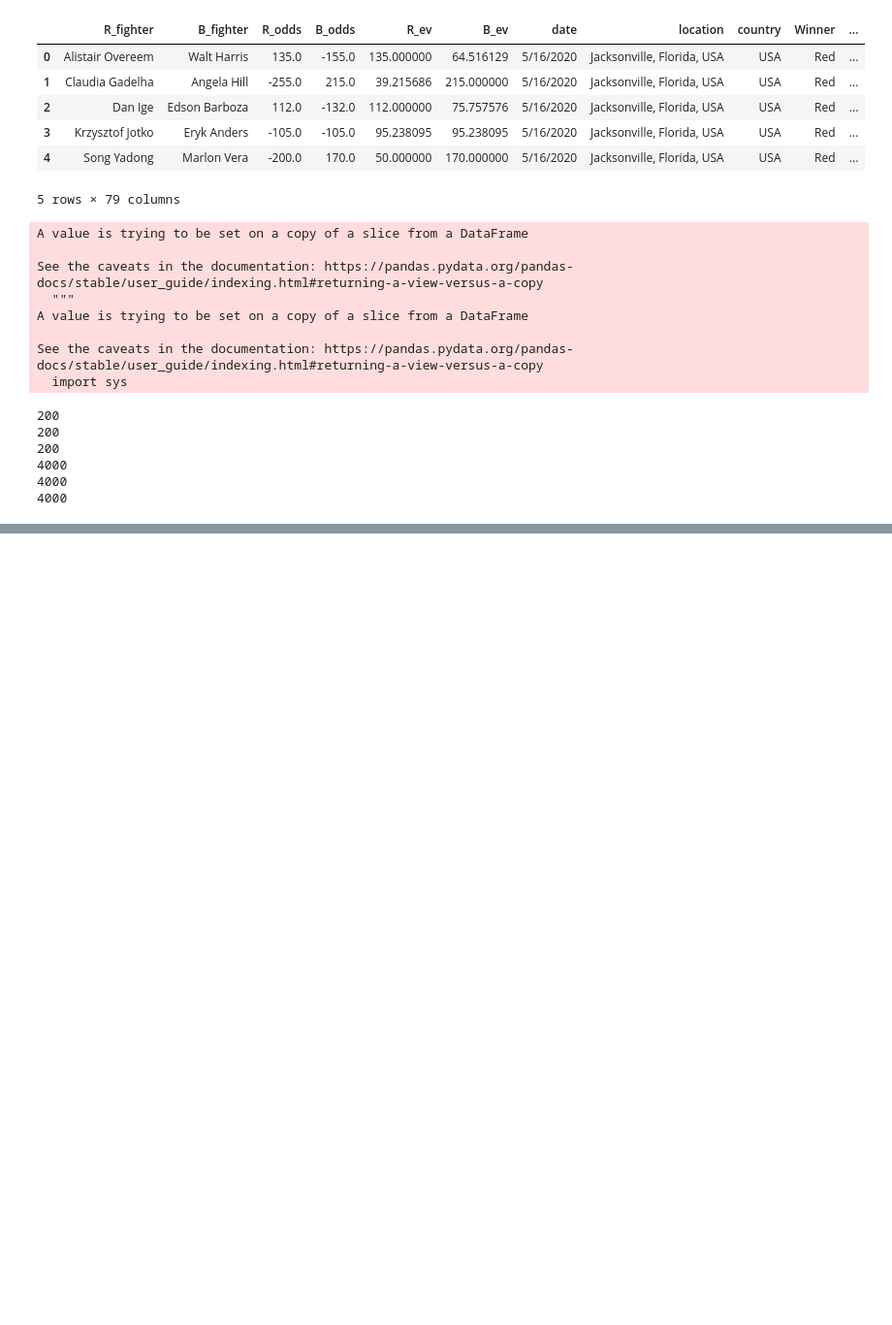
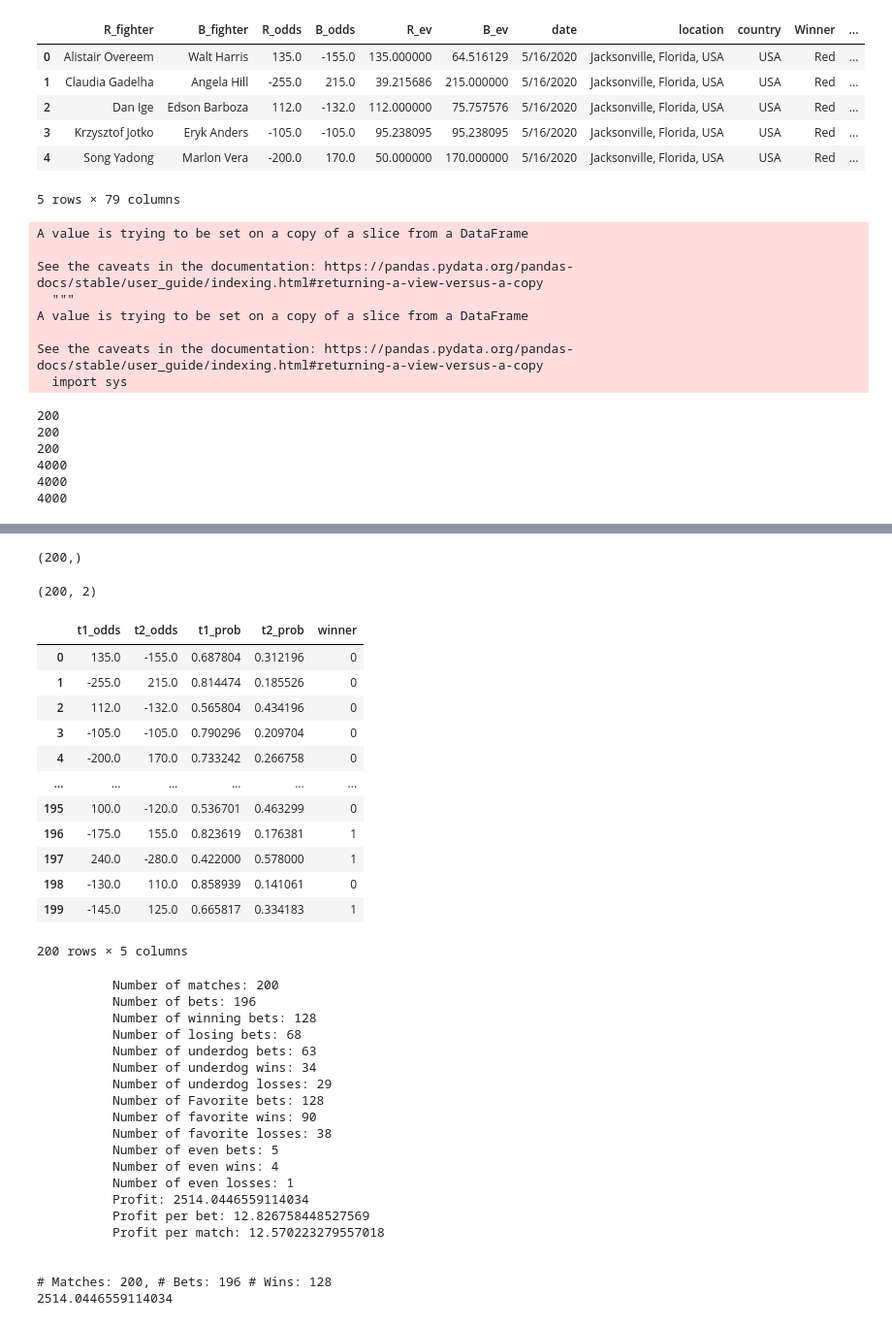
Before and after one commit to shortlikeafox/tiger-millionaire, a Jupyter notebook: automated_model_creation/TM-Evaluate-Models-Worksheet.ipynb, the cells around one changed output, grey strips where cells are left out. Shown at 97% size. Saved outputs shown, nothing was run; the diff lists cells and outputs as text; code cells hidden in the pictures; blank space fills up the shorter version.

Commit message:
FInished Model Evaluation

```diff
--- a/automated_model_creation/TM-Evaluate-Models-Worksheet.ipynb
+++ b/automated_model_creation/TM-Evaluate-Models-Worksheet.ipynb
@@ -54,13 +54,13 @@ odds_df = df[['R_odds', 'B_odds']]
 #Split the test set.  We are always(?) going to use the last 200 matches as the test set, so we don't want those around
 #as we pick models
 
-df_train = df[:-200]
-odds_train = odds_df[:-200]
-label_train = label_df[:-200]
+df_train = df[200:]
+odds_train = odds_df[200:]
+label_train = label_df[200:]
 
-df_test = df[-200:]
-odds_test = odds_df[-200:]
-label_test = label_df[-200:]
+df_test = df[:200]
+odds_test = odds_df[:200]
+label_test = label_df[:200]
 
 print(len(df_test))
 print(len(odds_test))
@@ -103,17 +133,42 @@ def evaluate_model(input_model, input_features, input_ev, train_df, train_labels
 
     #LOOK AT get_ev and prepare the labels and odds
 
+    labels_train = train_labels[train_labels.index.isin(df_train.index)]
+    odds_train = train_odds[train_odds.index.isin(df_train.index)]
+    labels_test = test_labels[test_labels.index.isin(df_test.index)]
+    odds_test = test_odds[test_odds.index.isin(df_test.index)]
 
 
 
-    display(df_train)
-    #display(df_test)
-    display(df_test)
+    display(df_train.shape)
+    display(labels_train.shape)
+    display(odds_train.shape)
+    display(df_test.shape)
+    display(labels_test.shape)
+    display(odds_test.shape)
+
+    input_model.fit(df_train, labels_train)
 
 
+
+    probs = input_model.predict_proba(df_test)
+
+
+    odds_test = np.array(odds_test)
+
+
+    prepped_test = list(zip(odds_test[:, -2], odds_test[:, -1], probs[:, 0], probs[:, 1], labels_test))
+    ev_prepped_df = pd.DataFrame(prepped_test, columns=['t1_odds', 't2_odds', 't1_prob', 't2_prob', 'winner'])
+
+    display(ev_prepped_df)
+
+    #display(df_test)
+    #display(df_test)
+    model_score = get_ev_from_df(ev_prepped_df, print_stats = True, min_ev = input_ev, get_total=True)
+
     return(model_score)
 # %%
-m1_score = evaluate_model(model_2, features_2, min_ev_2, df_train, label_train, odds_train, df_test, label_test,
+m1_score = evaluate_model(model_5, features_5, min_ev_5, df_train, label_train, odds_train, df_test, label_test,
                          odds_test, verbose = True)
 
 print(m1_score)
@@ -160,0 +180,35 @@ print(m1_score)
+(200,)
+(200, 2)
+|  | t1_odds | t2_odds | t1_prob | t2_prob | winner |
+| 0 | 135.0 | -155.0 | 0.687804 | 0.312196 | 0 |
+| 1 | -255.0 | 215.0 | 0.814474 | 0.185526 | 0 |
+| 2 | 112.0 | -132.0 | 0.565804 | 0.434196 | 0 |
+| 3 | -105.0 | -105.0 | 0.790296 | 0.209704 | 0 |
+| 4 | -200.0 | 170.0 | 0.733242 | 0.266758 | 0 |
+| ... | ... | ... | ... | ... | ... |
+| 195 | 100.0 | -120.0 | 0.536701 | 0.463299 | 0 |
+| 196 | -175.0 | 155.0 | 0.823619 | 0.176381 | 1 |
+| 197 | 240.0 | -280.0 | 0.422000 | 0.578000 | 1 |
+| 198 | -130.0 | 110.0 | 0.858939 | 0.141061 | 0 |
+| 199 | -145.0 | 125.0 | 0.665817 | 0.334183 | 1 |
+200 rows × 5 columns
+          Number of matches: 200
+          Number of bets: 196
+          Number of winning bets: 128
+          Number of losing bets: 68
+          Number of underdog bets: 63
+          Number of underdog wins: 34
+          Number of underdog losses: 29
+          Number of Favorite bets: 128
+          Number of favorite wins: 90
+          Number of favorite losses: 38
+          Number of even bets: 5
+          Number of even wins: 4
+          Number of even losses: 1
+          Profit: 2514.0446559114034
+          Profit per bet: 12.826758448527569
+          Profit per match: 12.570223279557018
+
+
+# Matches: 200, # Bets: 196 # Wins: 128
+2514.0446559114034
```
Also changed, not shown: parts of 3 cells of this notebook, 1 other file.
